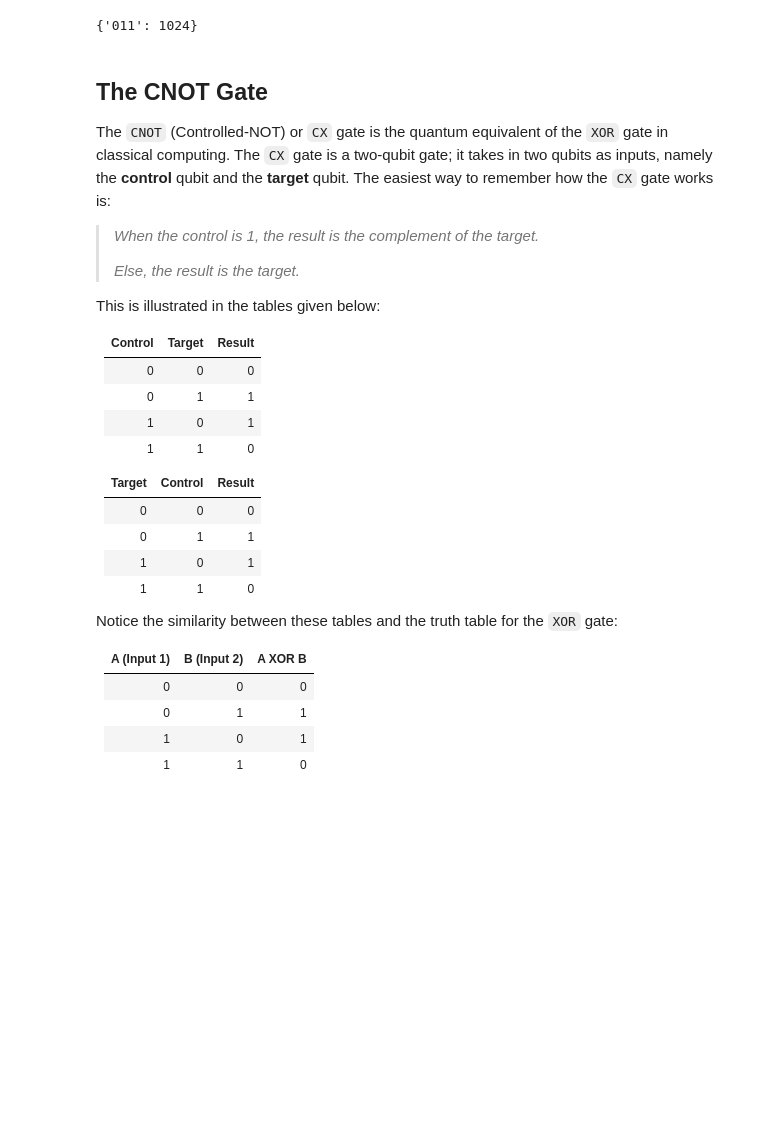
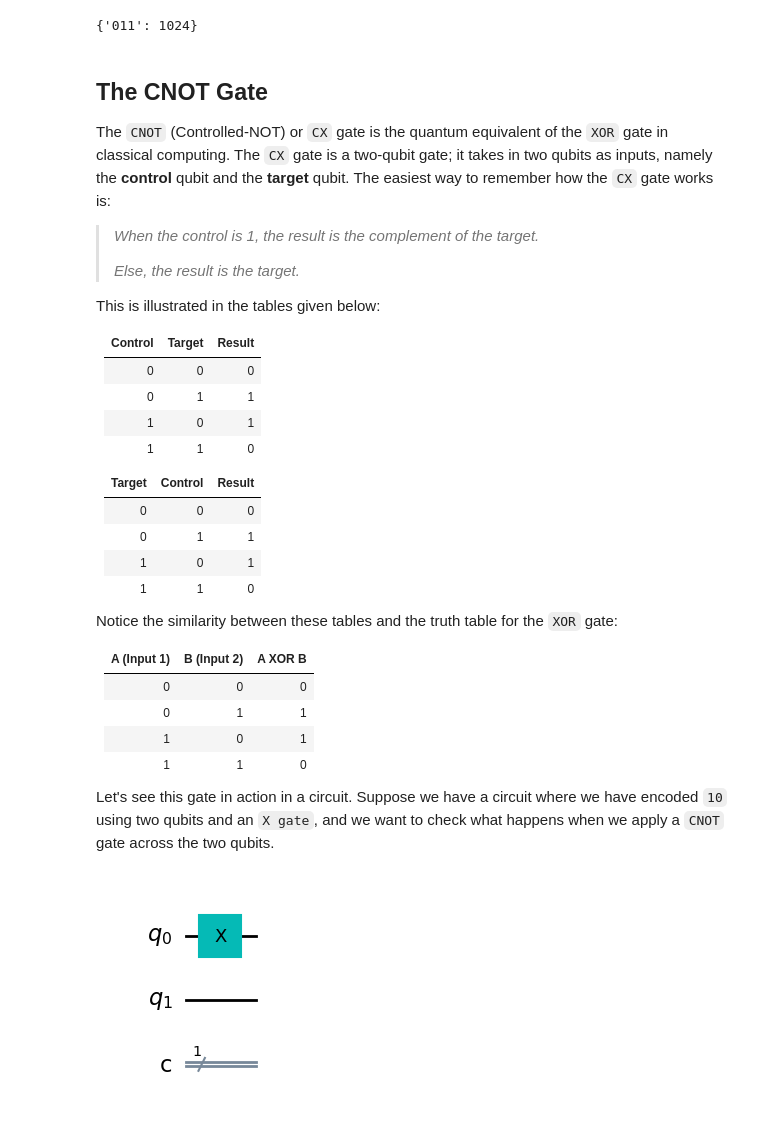
Before and after one commit to ravi-aratchige/hitchhikers-guide-to-the-quantum-realm, a Jupyter notebook: 1. Circuits and Gates.ipynb, the cells around one changed output. Cells and saved outputs as stored; diff of their text form; code cells hidden in the pictures; blank space fills up the shorter version.

Commit message:
Added CX gate section

```diff
--- a/1. Circuits and Gates.ipynb
+++ b/1. Circuits and Gates.ipynb
@@ -138,3 +132,15 @@ Notice the similarity between these tables and the truth table for the `XOR` gat
 | 0       | 1      | 1      |
 | 1       | 0      | 1      |
 | 1       | 1      | 0      |
+
+Let's see this gate in action in a circuit. Suppose we have a circuit where we have encoded `10` using two qubits and an `X gate`, and we want to check what happens when we apply a `CNOT` gate across the two qubits.
+# %%
+# creating quantum circuit with 2 qubits and 2 classical bits
+circuit_3 = QuantumCircuit(2, 1)
+
+# adding X gate to qubit 0
+circuit_3.x(0)
+
+circuit_3.draw(output='mpl')
+# %% [output]
+[figure, added]
```
Also changed, not shown: parts of 12 cells of this notebook.
